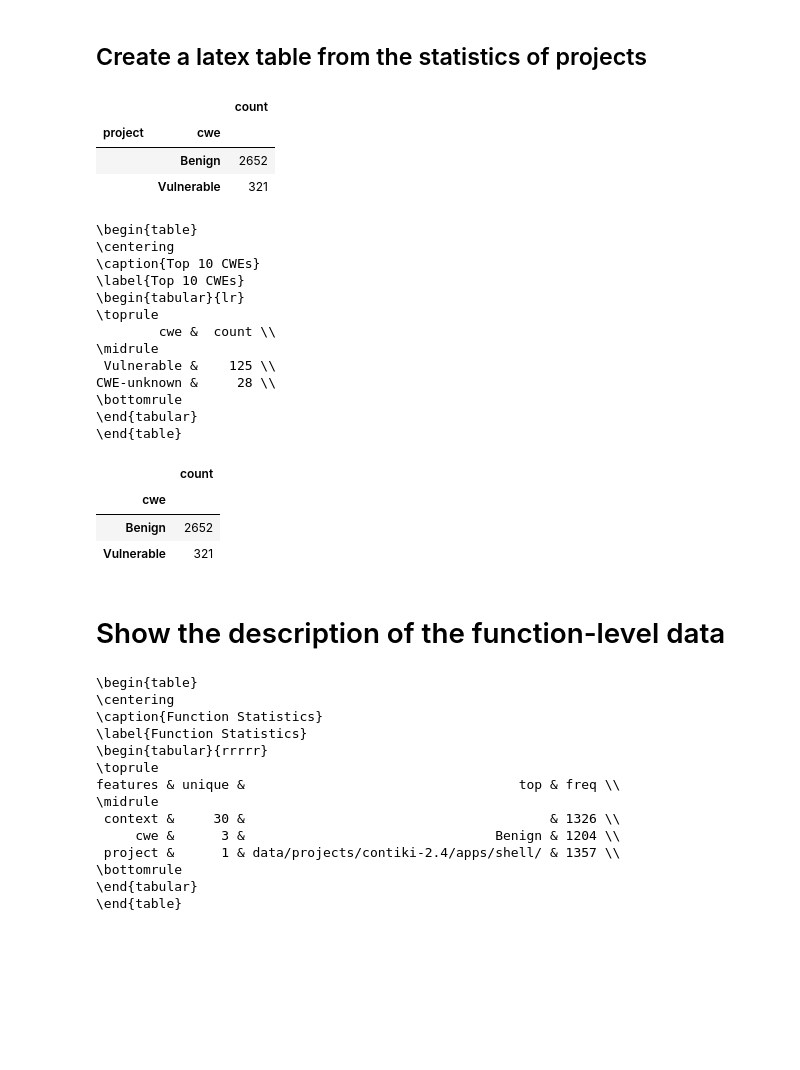
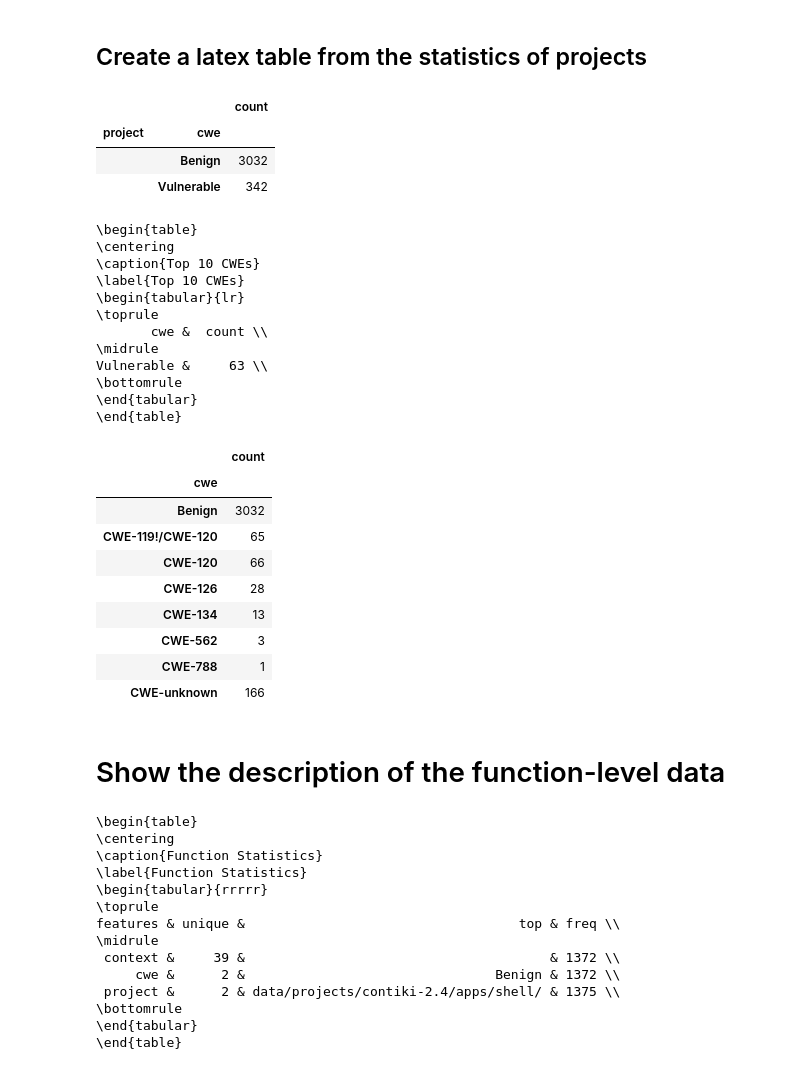
Before and after one commit to SmartSecLab/IoTvulCode, a Jupyter notebook: notebooks/stat.ipynb, the cells around one changed output. Drawn from its saved outputs; the diff is of its cells as text; code cells hidden in the pictures; blank space fills up the shorter version.

```diff
--- a/notebooks/stat.ipynb
+++ b/notebooks/stat.ipynb
@@ -269,40 +256,42 @@ Name: category, dtype: int64
 # %%
 def save_latex(df, file):
     """
     save the dataframe as latex table
     """
     styler = df.style
     # styler.applymap_index(lambda v: "font-weight: bold;", axis="index")
     styler.applymap_index(lambda v: "font-weight: bold;", axis="columns")
     res = styler.to_latex(convert_css=True, column_format='|l|l|r|')
 
     with open(file, 'w') as f:
         f.write(res)
     return res
 
 # make class binary type benign/vulnerable
-dfs.loc[dfs.cwe!="Benign", 'cwe'] = "Vulnerable"
-dfs['project'] = dfs.project.str.split('/').str[-1]
+dfs_binary = dfs.copy()
+dfs_binary.loc[dfs_binary.cwe!="Benign", 'cwe'] = "Vulnerable"
+dfs_binary['project'] = dfs_binary.project.str.split('/').str[-1]
 
-prj_stat = dfs.groupby(['project', 'cwe']).size().reset_index(name='count')
+prj_stat = dfs_binary.groupby(['project', 'cwe']).size().reset_index(name='count')
 prj_s = prj_stat.groupby(['project', 'cwe']).sum()
 
 res = tabulate(save_latex(prj_s, '../result/project_stat.tex'))
 prj_s
 # %% [output]
 |  |  | count |
 | project | cwe |  |
-|  | Benign | 2652 |
-|  | Vulnerable | 321 |
+|  | Benign | 3032 |
+|  | Vulnerable | 342 |
 # %%
 prj_sflat = prj_s.reset_index()
 prj_sflat = prj_sflat.pivot(index='project', columns='cwe', values='count')
 prj_sflat.reset_index().to_latex('../result/project_stat_flat.tex', index=False)
 # %%
 # make class binary type benign/vulnerable
-dff.loc[dfs.cwe!="Benign", 'cwe'] = "Vulnerable"
+dff_binary = dff.copy()
+dff_binary.loc[dff_binary.cwe!="Benign", 'cwe'] = "Vulnerable"
 
-prj_ff = dff.groupby(['project', 'cwe']).size().reset_index(name='count')
+prj_ff = dff_binary.groupby(['project', 'cwe']).size().reset_index(name='count')
 prj_f = prj_ff.groupby(['cwe']).sum().sort_values(by='count', ascending=False).reset_index()
 prj_f = prj_f[prj_f.cwe != 'Benign'].head(10)
 print(prj_f.to_latex(index=False, caption='Top 10 CWEs', label='Top 10 CWEs'))
@@ -313,10 +302,9 @@ print(prj_f.to_latex(index=False, caption='Top 10 CWEs', label='Top 10 CWEs'))
 \label{Top 10 CWEs}
 \begin{tabular}{lr}
 \toprule
-        cwe &  count \\
+       cwe &  count \\
 \midrule
- Vulnerable &    125 \\
-CWE-unknown &     28 \\
+Vulnerable &     63 \\
 \bottomrule
 \end{tabular}
 \end{table}
@@ -327,12 +315,18 @@ prj_s
 # %% [output]
 |  | count |
 | cwe |  |
-| Benign | 2652 |
-| Vulnerable | 321 |
+| Benign | 3032 |
+| CWE-119!/CWE-120 | 65 |
+| CWE-120 | 66 |
+| CWE-126 | 28 |
+| CWE-134 | 13 |
+| CWE-562 | 3 |
+| CWE-788 | 1 |
+| CWE-unknown | 166 |
 # %% [markdown]
 # Show the description of the function-level data
 # %%
-df_describe = dff.drop(
+df_describe = dff_binary.drop(
     labels=['top_nesting_level', 'fan_in', 'fan_out', 'general_fan_out', 'content', 'long_name', 'fun_name', 'full_parameters', 'code'],
     axis=1,
     errors='ignore').describe().T
@@ -356,9 +350,9 @@ print(df_freq[~df_freq.features.isin(['file'])].to_latex(
 \toprule
 features & unique &                                   top & freq \\
 \midrule
- context &     30 &                                       & 1326 \\
-     cwe &      3 &                                Benign & 1204 \\
- project &      1 & data/projects/contiki-2.4/apps/shell/ & 1357 \\
+ context &     39 &                                       & 1372 \\
+     cwe &      2 &                                Benign & 1372 \\
+ project &      2 & data/projects/contiki-2.4/apps/shell/ & 1375 \\
 \bottomrule
 \end{tabular}
 \end{table}
```
Also changed, not shown: parts of 16 cells of this notebook.
